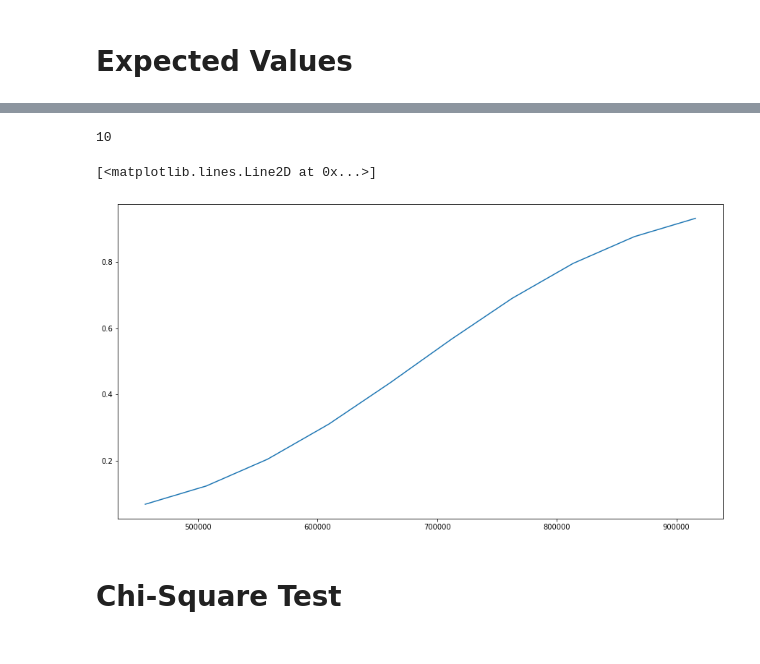
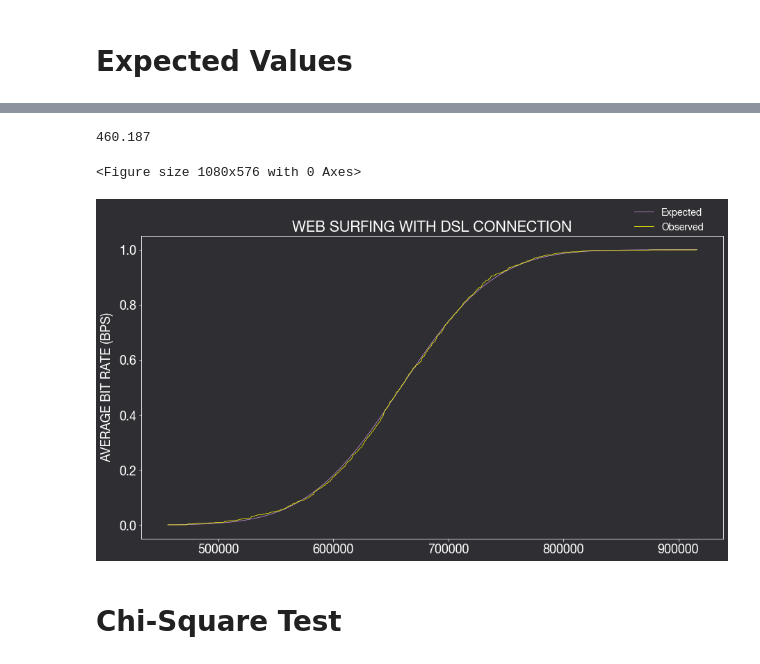
Before and after one commit to royruiz-dev/DataAutomation_SimComNets, a Jupyter notebook: SiMCN-Final-Task/SimComNet_FinalTask_Chi-square_Test.ipynb, the cells around one changed output, grey strips where cells are left out. Drawn from its saved outputs; the diff is of its cells as text; code cells hidden in the pictures.

```diff
--- a/SiMCN-Final-Task/SimComNet_FinalTask_Chi-square_Test.ipynb
+++ b/SiMCN-Final-Task/SimComNet_FinalTask_Chi-square_Test.ipynb
@@ -186,14 +198,63 @@ plt.show()
-# %%
-y = np.array(y)
-y = np.sort(y, axis=None)
-plt.figure(figsize=(15,8))
-y3 = norm.cdf(y, loc = statistics.mean(y), scale=statistics.stdev(y))
-print(len(y3))
-plt.plot(y, y3)
-# %% [output]
-10
-[<matplotlib.lines.Line2D at 0x...>]
-[figure, removed]
+# %%
+import numpy as np
+import matplotlib.pyplot as plt
+
+expected_frequency = []
+x = []
+plt.figure(figsize=(15,8))
+interval_size = (obs_max - obs_min) / 1000
+print(interval_size)
+for i in range(1, 1001, 1 ):
+    expected_frequency.append((norm.cdf(obs_min + i * interval_size, loc = statistics.mean(y), scale=statistics.stdev(y))))
+    x.append(obs_min + i * interval_size)
+
+data = np.loadtxt(open('final_task_SimCN_FinalTask_2020_traces_TeamA2-3s.csv'), skiprows=1, delimiter=',')
+
+# Choose how many bins you want here
+num_bins = 1000
+
+# Use the histogram function to bin the data
+counts, bin_edges = np.histogram(data, bins=num_bins, normed=True, density=False)
+
+# Now find the cdf
+cdf = np.cumsum(counts/len(data))
+
+# Parameter setting for plotting
+plt.rcParams['axes.edgecolor']='#333F4B'
+plt.rcParams['axes.linewidth']=0.8
+plt.rcParams['xtick.color']='#FFFFFF'
+plt.rcParams['ytick.color']='#FFFFFF'
+plt.rcParams.update({'font.size': 18})
+plt.rcParams["legend.edgecolor"] = 'inherit'
+plt.rcParams["axes.edgecolor"] = 'white'
+plt.rcParams["legend.facecolor"] = 'inherit'
+plt.rcParams["axes.facecolor"] = 'white'
+plt.rcParams["font.family"] = 'serif'
+plt.rcParams['font.serif'] = 'Helvetica Neue'
+
+
+# And finally plot the cdf
+fig, ax1 = plt.subplots(figsize=(15, 8), facecolor = (0.18, 0.18, 0.2))
+ax1.set_facecolor((0.18, 0.18, 0.2))
+
+# plt.figure(figsize=(15,8))
+ax1.plot(x, expected_frequency, lw=0.75, color='#D097DF',label='Expected')
+ax1.plot(bin_edges[1:], cdf, lw=0.75, color='yellow',label='Observed')
+
+ax1.set_ylabel('AVERAGE BIT RATE (BPS)', labelpad=8, color = '#FFFFFF')
+
+ax1.set_title('WEB SURFING WITH DSL CONNECTION', color = '#FFFFFF')
+
+leg1 = plt.legend(fontsize = 14, loc='lower left', bbox_to_anchor= (0.84, 1.0), ncol=1, borderaxespad=0, frameon=False)
+
+for text in leg1.get_texts():
+    text.set_color("white")
+
+plt.show()
+# %% [output]
+460.187
+<Figure size 1080x576 with 0 Axes>
+[figure, added]
 # %% [markdown]
 # Chi-Square Test
 # %%
```
Also changed, not shown: parts of 6 cells of this notebook.
